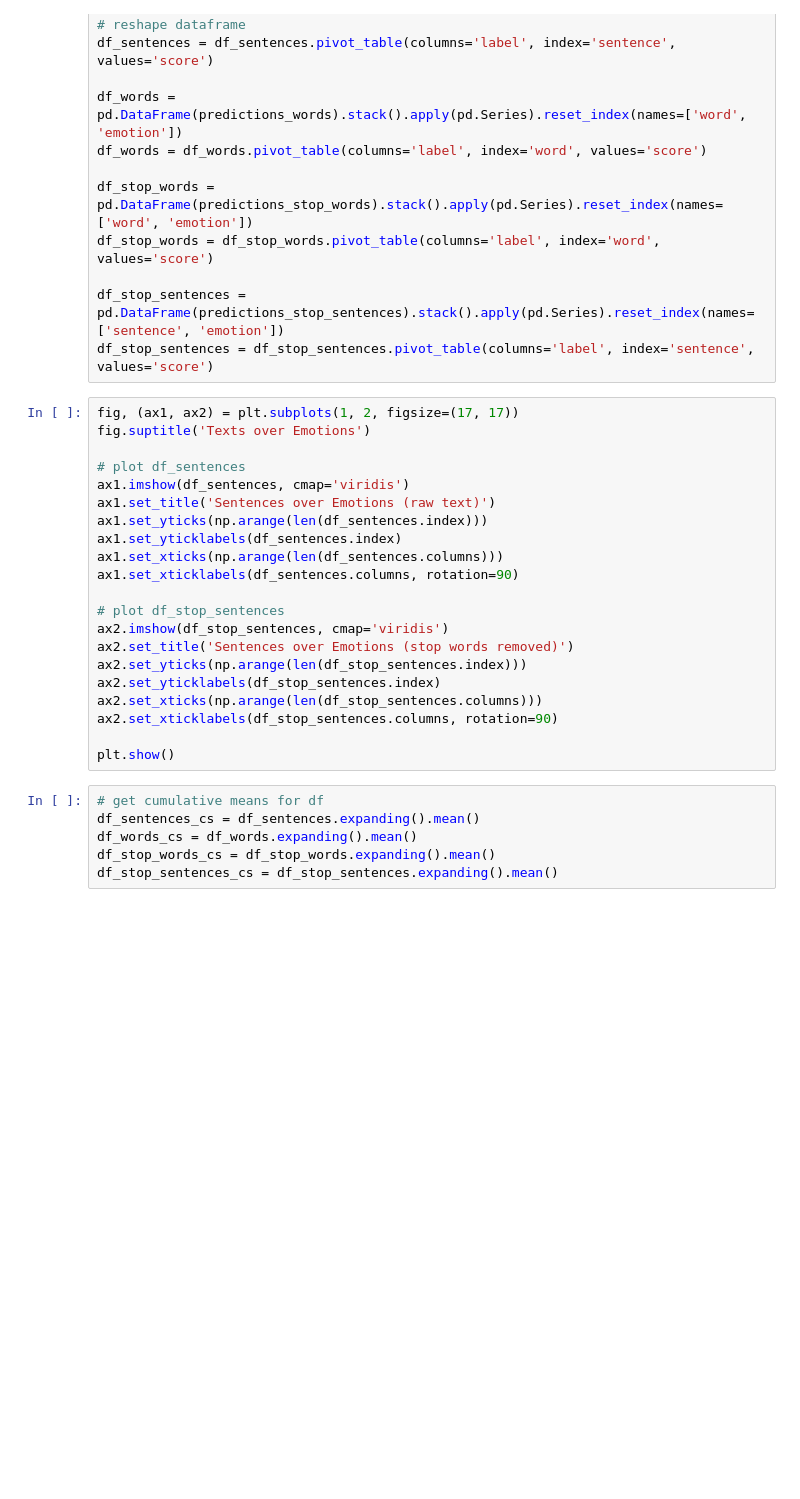
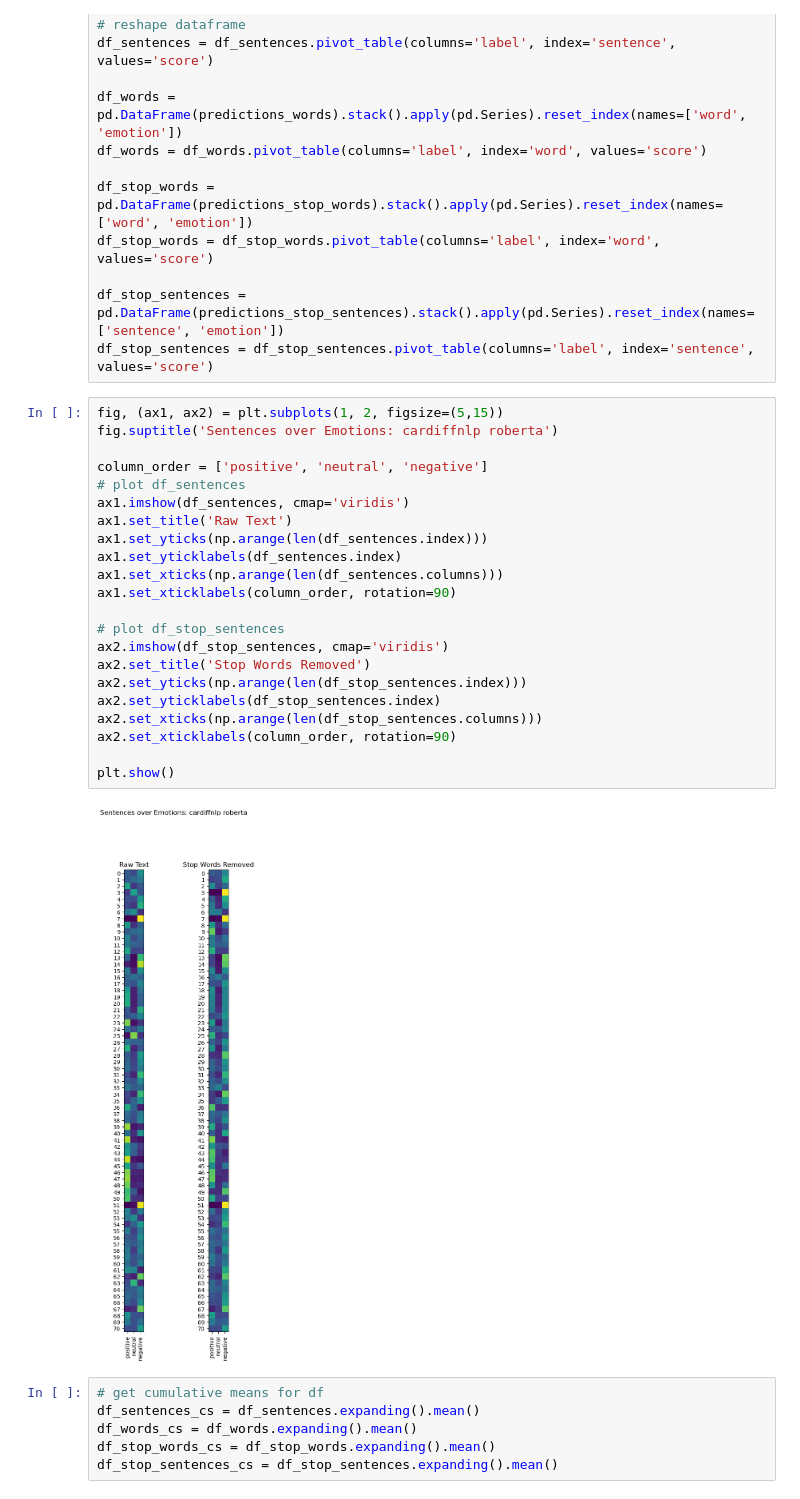
Before and after one commit to brianliu03/sentiment-analysis, a Jupyter notebook: chopin.ipynb, the cells around one changed output. Saved outputs shown, nothing was run; the diff lists cells and outputs as text; blank space fills up the shorter version.

```diff
--- a/chopin.ipynb
+++ b/chopin.ipynb
@@ -51,26 +54,29 @@ df_stop_words = df_stop_words.pivot_table(columns='label', index='word', values=
 df_stop_sentences = pd.DataFrame(predictions_stop_sentences).stack().apply(pd.Series).reset_index(names=['sentence', 'emotion'])
 df_stop_sentences = df_stop_sentences.pivot_table(columns='label', index='sentence', values='score')
 # %%
-fig, (ax1, ax2) = plt.subplots(1, 2, figsize=(17, 17))
-fig.suptitle('Texts over Emotions')
+fig, (ax1, ax2) = plt.subplots(1, 2, figsize=(5,15))
+fig.suptitle('Sentences over Emotions: cardiffnlp roberta')
 
+column_order = ['positive', 'neutral', 'negative']
 # plot df_sentences
 ax1.imshow(df_sentences, cmap='viridis')
-ax1.set_title('Sentences over Emotions (raw text)')
+ax1.set_title('Raw Text')
 ax1.set_yticks(np.arange(len(df_sentences.index)))
 ax1.set_yticklabels(df_sentences.index)
 ax1.set_xticks(np.arange(len(df_sentences.columns)))
-ax1.set_xticklabels(df_sentences.columns, rotation=90)
+ax1.set_xticklabels(column_order, rotation=90)
 
 # plot df_stop_sentences
 ax2.imshow(df_stop_sentences, cmap='viridis')
-ax2.set_title('Sentences over Emotions (stop words removed)')
+ax2.set_title('Stop Words Removed')
 ax2.set_yticks(np.arange(len(df_stop_sentences.index)))
 ax2.set_yticklabels(df_stop_sentences.index)
 ax2.set_xticks(np.arange(len(df_stop_sentences.columns)))
-ax2.set_xticklabels(df_stop_sentences.columns, rotation=90)
+ax2.set_xticklabels(column_order, rotation=90)
 
 plt.show()
+# %% [output]
+[figure, added]
 # %%
 # get cumulative means for df
 df_sentences_cs = df_sentences.expanding().mean()
```
Also changed, not shown: parts of 5 cells of this notebook, 10 other files.
